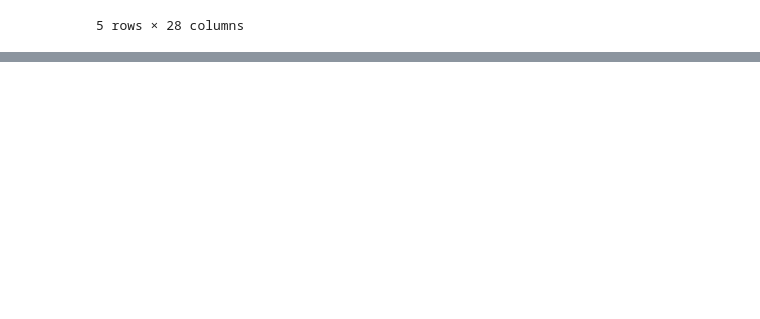
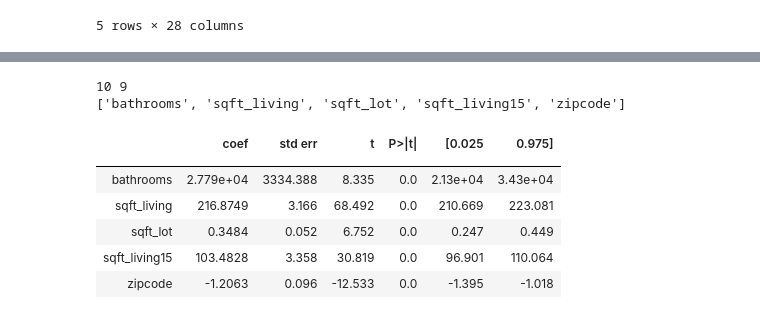
Before and after one commit to megan91292/dsc-mod-2-project-v2-1-onl01-dtsc-ft-041320, a Jupyter notebook: Data Transformation.ipynb, the cells around one changed output, grey strips where cells are left out. Saved outputs shown, nothing was run; the diff lists cells and outputs as text; code cells hidden in the pictures; blank space fills up the shorter version.

```diff
--- a/Data Transformation.ipynb
+++ b/Data Transformation.ipynb
@@ -225,0 +113,23 @@ Index(['bedrooms', 'bathrooms', 'sqft_living', 'sqft_lot', 'sqft_living15',
+# %%
+# Your code here - Remove features which do not appear to be statistically relevant
+summary = model.summary()
+p_table = summary.tables[1]
+p_table = pd.DataFrame(p_table.data)
+p_table.columns = p_table.iloc[0]
+p_table = p_table.drop(0)
+p_table = p_table.set_index(p_table.columns[0])
+p_table['P>|t|'] = p_table['P>|t|'].astype(float)
+x_cols = list(p_table[p_table['P>|t|'] < 0.05].index)
+print(len(p_table), len(x_cols))
+print(x_cols[:5])
+p_table.head()
+# %% [output]
+10 9
+['bathrooms', 'sqft_living', 'sqft_lot', 'sqft_living15', 'zipcode']
+|  | coef | std err | t | P>|t| | [0.025 | 0.975] |
+|  |  |  |  |  |  |  |
+| bathrooms | 2.779e+04 | 3334.388 | 8.335 | 0.0 | 2.13e+04 | 3.43e+04 |
+| sqft_living | 216.8749 | 3.166 | 68.492 | 0.0 | 210.669 | 223.081 |
+| sqft_lot | 0.3484 | 0.052 | 6.752 | 0.0 | 0.247 | 0.449 |
+| sqft_living15 | 103.4828 | 3.358 | 30.819 | 0.0 | 96.901 | 110.064 |
+| zipcode | -1.2063 | 0.096 | -12.533 | 0.0 | -1.395 | -1.018 |
```
Also changed, not shown: parts of 29 cells of this notebook, 5 other files.
